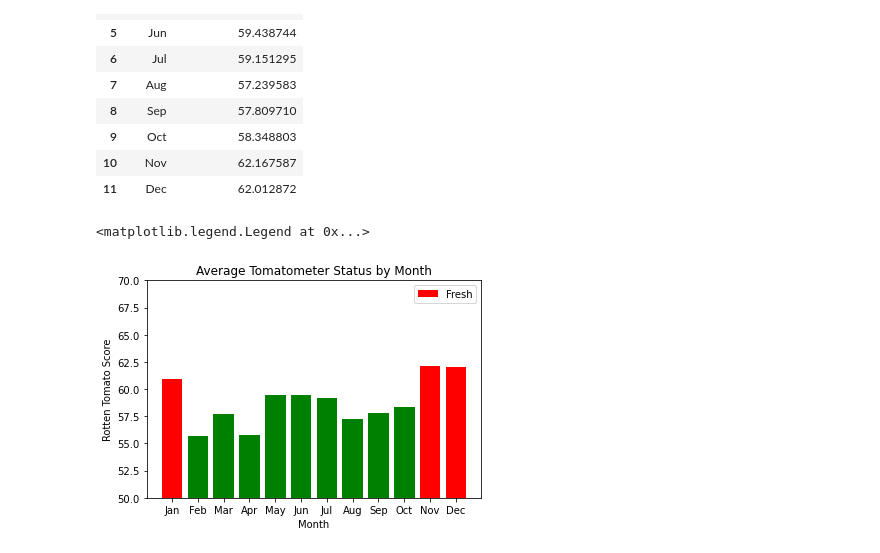
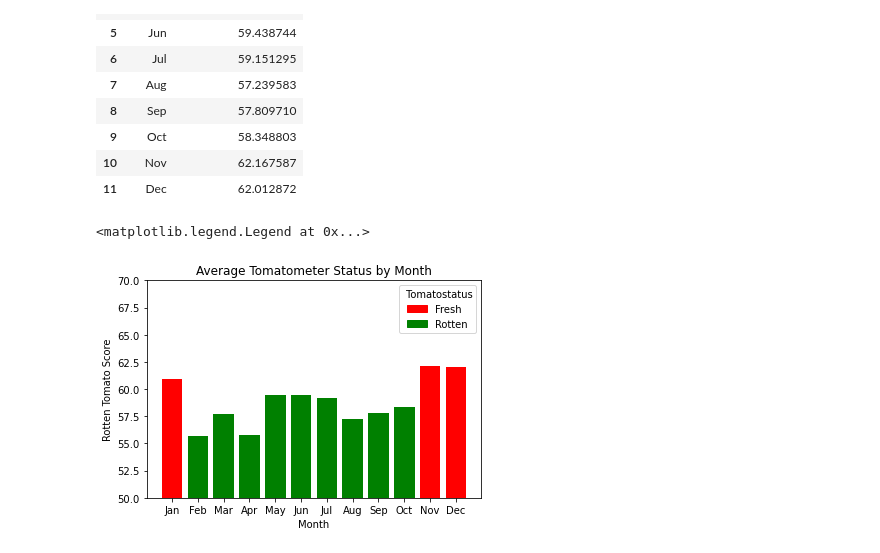
Before and after one commit to devinhughes/Rotten_tomatoes_project, a Jupyter notebook: Visualizations.ipynb, the cells around one changed output. Saved outputs shown, nothing was run; the diff lists cells and outputs as text; code cells hidden in the pictures.

Commit message:
update bar chart legend

```diff
--- a/Visualizations.ipynb
+++ b/Visualizations.ipynb
@@ -127,25 +128,25 @@ avg_rat_per_month_df.head(12)
 # %%
 #Set bar chart axis
 x_axis = avg_rat_per_month_df["Month"]
 y_axis = avg_rat_per_month_df["Rotten_Tomato_Score"]
 col = []
-label= ["Rotten", "Fresh"]
-for lab in label:
-    if lab == "Rotten":
-        color = 'green'
-    else:
-        color= 'red'
+label = ["Fresh", "Rotten"]
+
 for val in y_axis:
     if val < 60:
         col.append('green')
     else:
         col.append('red')
-plt.bar(x_axis, y_axis, color = col, label = 'Fresh' la)
+plt.bar(x_axis, y_axis, color = col)
 plt.xlabel("Month")
 plt.ylabel("Rotten Tomato Score")
 plt.title("Average Tomatometer Status by Month")
 plt.ylim(50,70)
-plt.legend()
+
+colors = {'Fresh':'red', 'Rotten':'green'}
+labels = list(colors.keys())
+handles = [plt.Rectangle((0,0),1,1, color=colors[label]) for label in labels]
+plt.legend(handles, labels, title=" Tomatostatus")
 # %% [output]
 <matplotlib.legend.Legend at 0x...>
-[figure, old version]
+[figure, new version]
```
Also changed, not shown: parts of 18 cells of this notebook.
